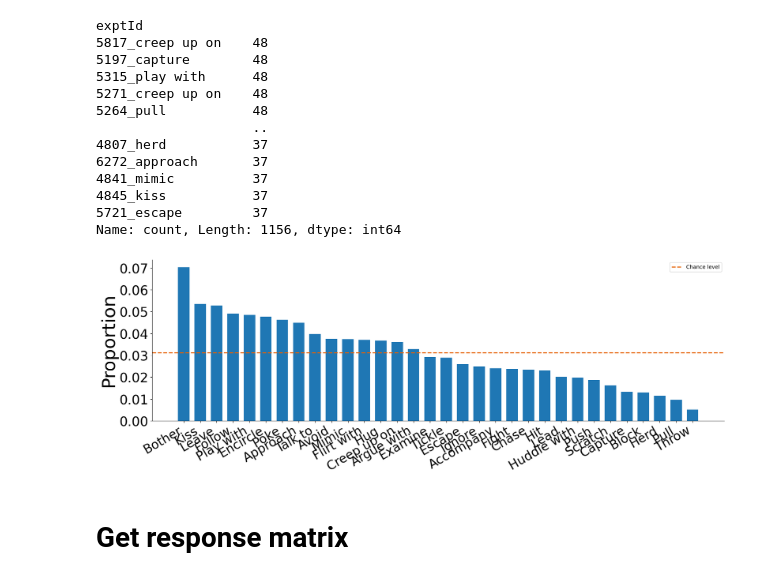
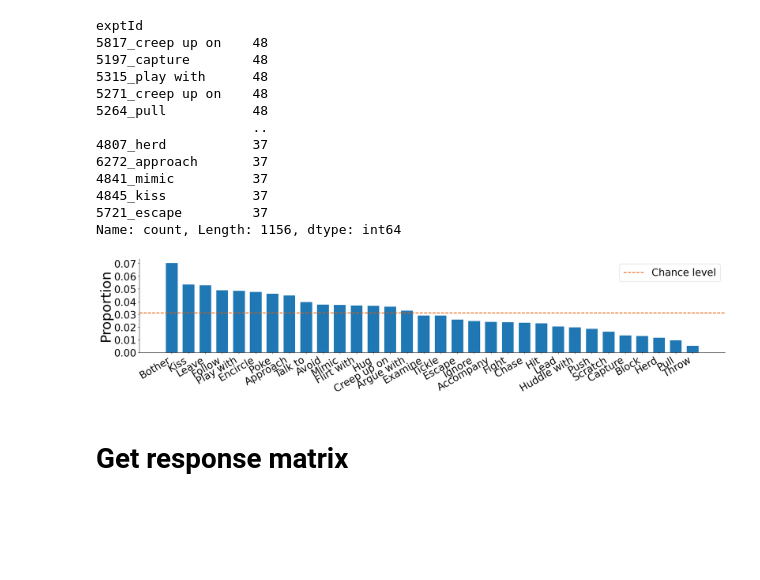
Before and after one commit to yiling-yun/latent-force-model-project, a Jupyter notebook: human/behavioralExpDataAndAnalysis/exp1/analysis.ipynb, the cells around one changed output. Saved outputs shown, nothing was run; the diff lists cells and outputs as text; code cells hidden in the pictures; blank space fills up the shorter version.

```diff
--- a/human/behavioralExpDataAndAnalysis/exp1/analysis.ipynb
+++ b/human/behavioralExpDataAndAnalysis/exp1/analysis.ipynb
@@ -236,27 +236,27 @@ rel_freq_human = counts / counts.sum()
 # %%
 # Plot
 labels = rel_freq_human.index.tolist()
 values = rel_freq_human.values
 x = np.arange(len(labels))  # explicit x positions
 
-f, ax = plt.subplots(figsize=(17, 6))
+f, ax = plt.subplots(figsize=(22, 5))
 plt.bar(x, values, width=0.7)
 
-plt.xticks(x, labels, rotation=30, ha='right', fontsize=24)
+plt.xticks(x, labels, rotation=30, ha='right', fontsize=25)
 plt.yticks(fontsize=25)
 plt.ylabel('Proportion', fontsize=35)
 # title = "Relative Frequency of Human Selected Labels"
 plt.axhline(1/len(labels), color='#E66100', linestyle='--', linewidth=2, label='Chance level')
-plt.legend()
+plt.legend(fontsize=25)
 
 ax.spines['top'].set_visible(False)
 ax.spines['right'].set_visible(False)
 
 plt.tight_layout()
 plt.show()
 f.savefig('study1_rel_freq.png', bbox_inches='tight', dpi = 300)
 # %% [output]
-[figure, old version]
+[figure, new version]
 # %% [markdown]
 # Get response matrix
 # %%
```
Also changed, not shown: 1 other file.
